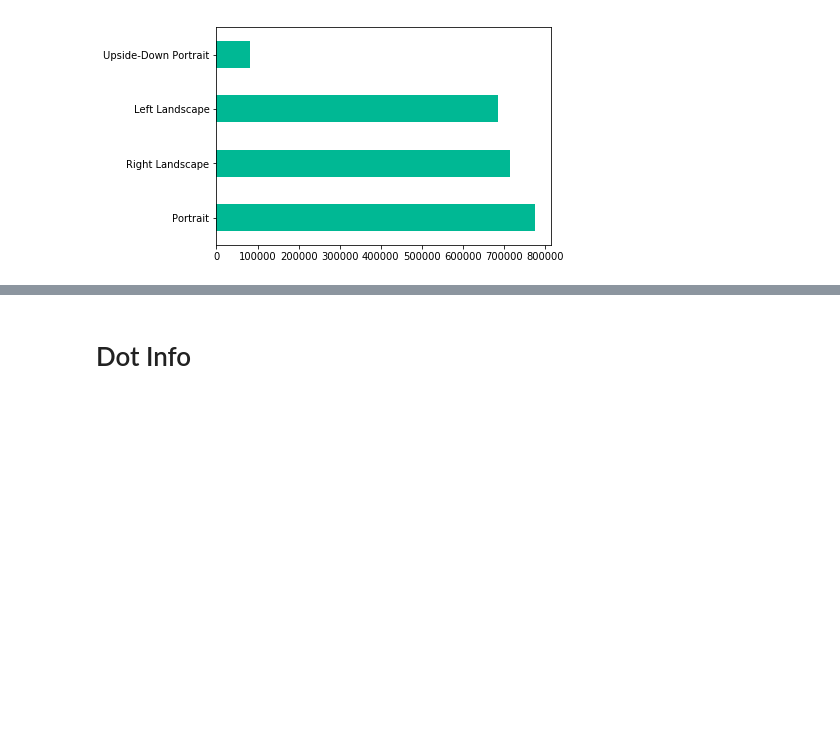
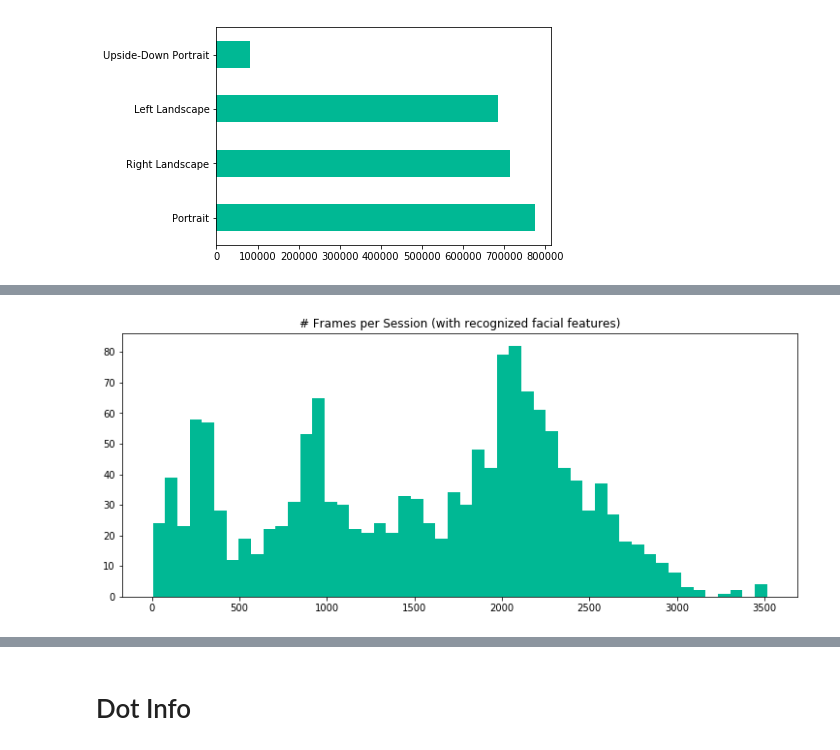
Before and after one commit to rcdilorenzo/inspector-lestrade, a Jupyter notebook: eye-tracking-eda.ipynb, the cells around one changed output, grey strips where cells are left out. Saved outputs shown, nothing was run; the diff lists cells and outputs as text; code cells hidden in the pictures; blank space fills up the shorter version.

```diff
--- a/eye-tracking-eda.ipynb
+++ b/eye-tracking-eda.ipynb
@@ -183,0 +192,10 @@ plt.show()
+# %%
+original_size = mpl.rcParams['figure.figsize']
+mpl.rcParams['figure.figsize'] = (12.5, 5)
+
+filtered_df.SessionID.value_counts().hist(
+    color='#00b894', grid=False, bins=50)
+plt.title('# Frames per Session (with recognized facial features)')
+plt.show()
+# %% [output]
+[figure, added]
```
Also changed, not shown: parts of 9 cells of this notebook.
